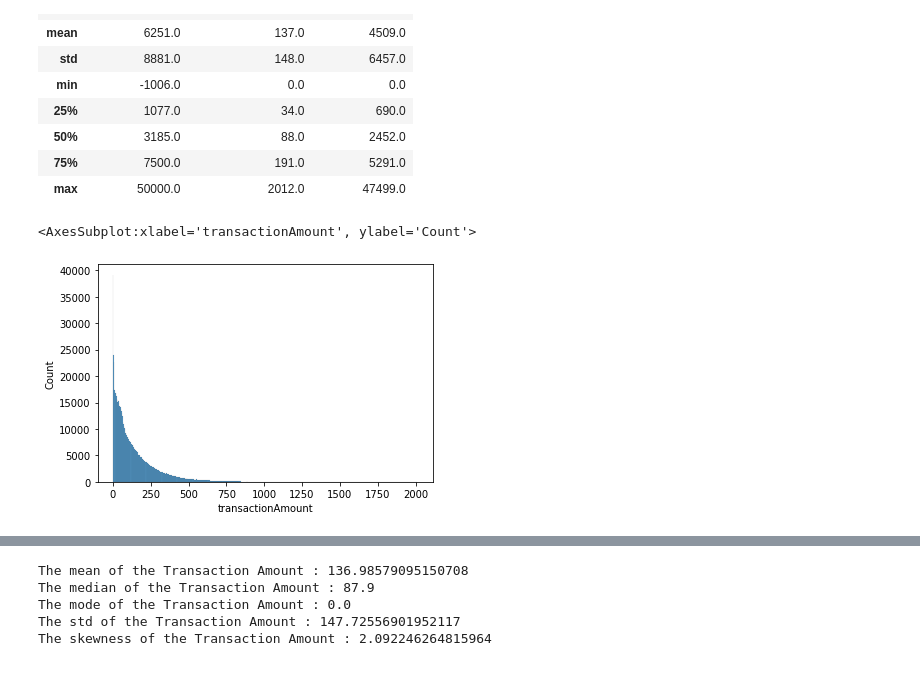
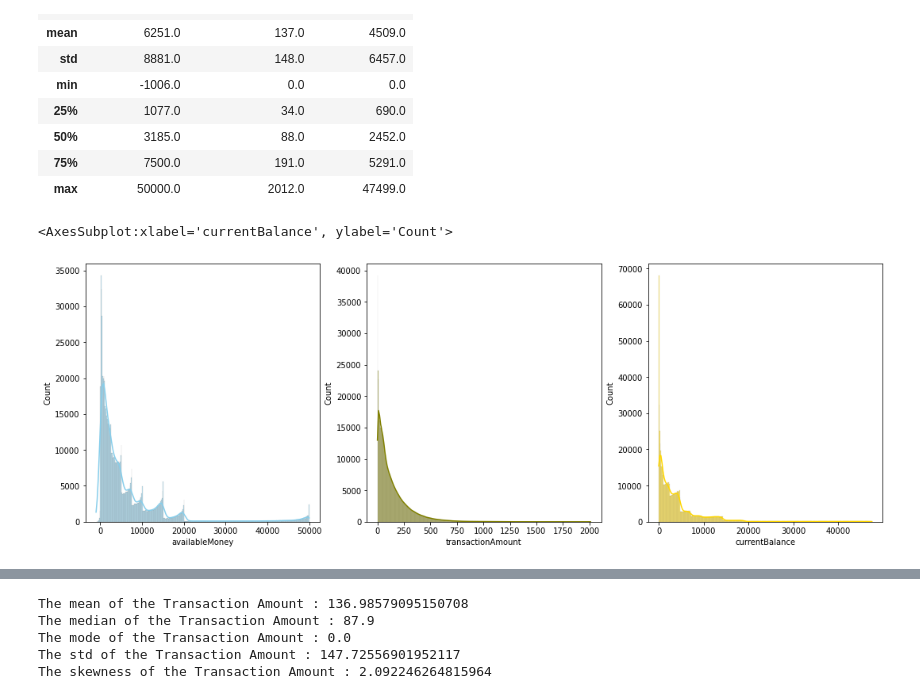
Before and after one commit to shirishpandagare/DS_Work, a Jupyter notebook: DS.ipynb, the cells around one changed output, grey strips where cells are left out. Cells and saved outputs as stored; diff of their text form; code cells hidden in the pictures.

```diff
--- a/DS.ipynb
+++ b/DS.ipynb
@@ -190,5 +185,8 @@ df_num.describe().apply(lambda x : round(x))
 # %%
-sns.histplot(data , x = 'transactionAmount' , )
+fig, axs = plt.subplots(1,3, figsize=(18, 6))
+sns.histplot(data=data, x="availableMoney", kde=True, color="skyblue", ax=axs[0])
+sns.histplot(data=data, x="transactionAmount", kde=True, color="olive", ax=axs[1])
+sns.histplot(data=data, x="currentBalance", kde=True, color="gold", ax=axs[2])
 # %% [output]
-<AxesSubplot:xlabel='transactionAmount', ylabel='Count'>
+<AxesSubplot:xlabel='currentBalance', ylabel='Count'>
-[figure, old version]
+[figure, new version]
```
Also changed, not shown: parts of 10 cells of this notebook.
